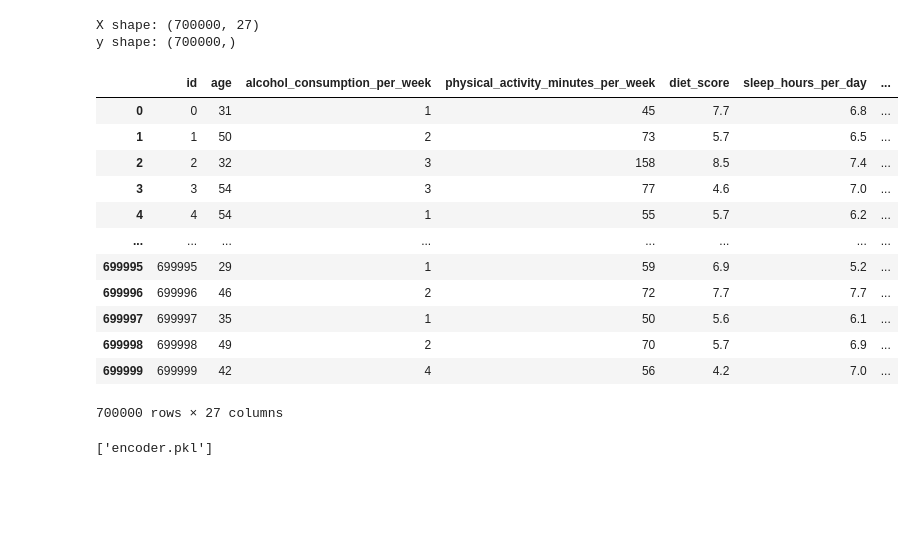
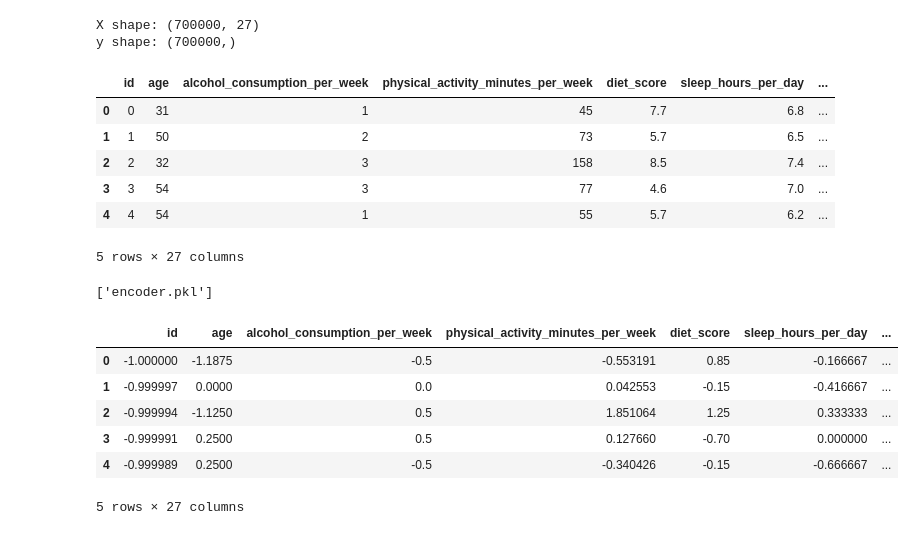
Before and after one commit to mayanggumelarr/Diabetes-Classification, a Jupyter notebook: diabetes-classification.ipynb, the cells around one changed output. Cells and saved outputs as stored; diff of their text form; code cells hidden in the pictures; blank space fills up the shorter version.

```diff
--- a/diabetes-classification.ipynb
+++ b/diabetes-classification.ipynb
@@ -251,7 +251,7 @@ y shape: (700000,)
 encoder = TargetEncoder(cols=df.select_dtypes(include='object'))
 
 X_encoded = encoder.fit_transform(X, y)
-X_encoded
+X_encoded.head()
 # %% [output]
 |  | id | age | alcohol_consumption_per_week | physical_activity_minutes_per_week | diet_score | sleep_hours_per_day | ... |
 | 0 | 0 | 31 | 1 | 45 | 7.7 | 6.8 | ... |
@@ -259,11 +259,5 @@ X_encoded
 | 2 | 2 | 32 | 3 | 158 | 8.5 | 7.4 | ... |
 | 3 | 3 | 54 | 3 | 77 | 4.6 | 7.0 | ... |
 | 4 | 4 | 54 | 1 | 55 | 5.7 | 6.2 | ... |
-| ... | ... | ... | ... | ... | ... | ... | ... |
-| 699995 | 699995 | 29 | 1 | 59 | 6.9 | 5.2 | ... |
-| 699996 | 699996 | 46 | 2 | 72 | 7.7 | 7.7 | ... |
-| 699997 | 699997 | 35 | 1 | 50 | 5.6 | 6.1 | ... |
-| 699998 | 699998 | 49 | 2 | 70 | 5.7 | 6.9 | ... |
-| 699999 | 699999 | 42 | 4 | 56 | 4.2 | 7.0 | ... |
-700000 rows × 27 columns
+5 rows × 27 columns
 # %%
@@ -271,4 +266,19 @@ joblib.dump(encoder, 'encoder.pkl')
 # %% [output]
 ['encoder.pkl']
 # %%
-# StandarScaler
+# RobustScaler
+scaler = RobustScaler()
+X_scaled = scaler.fit_transform(X_encoded)
+X_scaled_df = pd.DataFrame(X_scaled, columns=X_encoded.columns)
+
+#save
+joblib.dump(scaler, 'scaler.pkl')
+X_scaled_df.head()
+# %% [output]
+|  | id | age | alcohol_consumption_per_week | physical_activity_minutes_per_week | diet_score | sleep_hours_per_day | ... |
+| 0 | -1.000000 | -1.1875 | -0.5 | -0.553191 | 0.85 | -0.166667 | ... |
+| 1 | -0.999997 | 0.0000 | 0.0 | 0.042553 | -0.15 | -0.416667 | ... |
+| 2 | -0.999994 | -1.1250 | 0.5 | 1.851064 | 1.25 | 0.333333 | ... |
+| 3 | -0.999991 | 0.2500 | 0.5 | 0.127660 | -0.70 | 0.000000 | ... |
+| 4 | -0.999989 | 0.2500 | -0.5 | -0.340426 | -0.15 | -0.666667 | ... |
+5 rows × 27 columns
```
Also changed, not shown: parts of 6 cells of this notebook, 2 other files.
